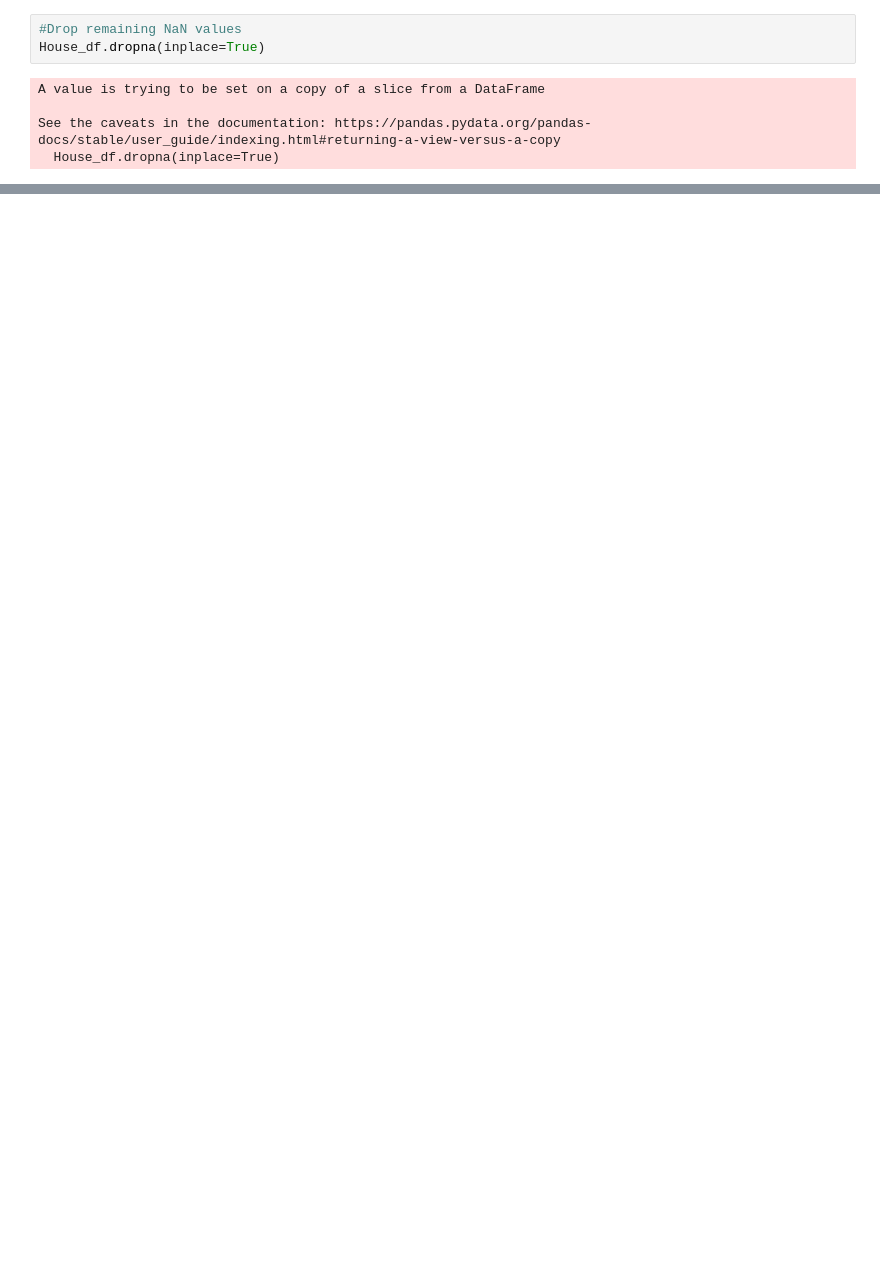
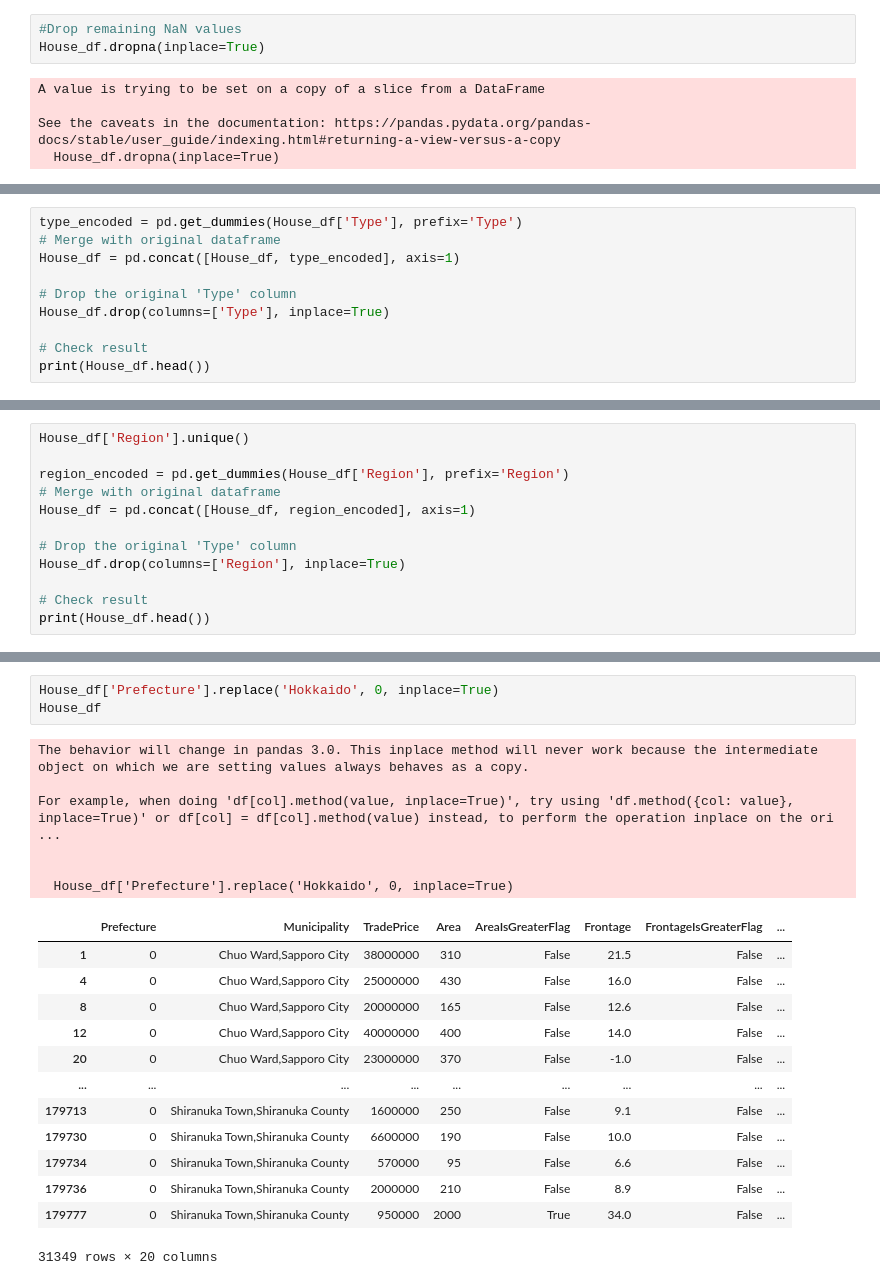
Before and after one commit to bmcgloughlin71/Japanese_future_real_estate_prices, a Jupyter notebook: Data_processing/Data_Inspection_and_cleaning.ipynb, the cells around one changed output, grey strips where cells are left out. Saved outputs shown, nothing was run; the diff lists cells and outputs as text; blank space fills up the shorter version.

```diff
--- a/Data_processing/Data_Inspection_and_cleaning.ipynb
+++ b/Data_processing/Data_Inspection_and_cleaning.ipynb
@@ -209,0 +215,10 @@ House_df
+# %%
+type_encoded = pd.get_dummies(House_df['Type'], prefix='Type')
+# Merge with original dataframe
+House_df = pd.concat([House_df, type_encoded], axis=1)
+
+# Drop the original 'Type' column
+House_df.drop(columns=['Type'], inplace=True)
+
+# Check result
+print(House_df.head())
@@ -209,0 +243,12 @@ House_df
+# %%
+House_df['Region'].unique()
+
+region_encoded = pd.get_dummies(House_df['Region'], prefix='Region')
+# Merge with original dataframe
+House_df = pd.concat([House_df, region_encoded], axis=1)
+
+# Drop the original 'Type' column
+House_df.drop(columns=['Region'], inplace=True)
+
+# Check result
+print(House_df.head())
@@ -209,0 +273,23 @@ House_df
+# %%
+House_df['Prefecture'].replace('Hokkaido', 0, inplace=True)
+House_df
+# %% [output]
+The behavior will change in pandas 3.0. This inplace method will never work because the intermediate object on which we are setting values always behaves as a copy.
+
+For example, when doing 'df[col].method(value, inplace=True)', try using 'df.method({col: value}, inplace=True)' or df[col] = df[col].method(value) instead, to perform the operation inplace on the ori ...
+
+
+  House_df['Prefecture'].replace('Hokkaido', 0, inplace=True)
+|  | Prefecture | Municipality | TradePrice | Area | AreaIsGreaterFlag | Frontage | FrontageIsGreaterFlag | ... |
+| 1 | 0 | Chuo Ward,Sapporo City | 38000000 | 310 | False | 21.5 | False | ... |
+| 4 | 0 | Chuo Ward,Sapporo City | 25000000 | 430 | False | 16.0 | False | ... |
+| 8 | 0 | Chuo Ward,Sapporo City | 20000000 | 165 | False | 12.6 | False | ... |
+| 12 | 0 | Chuo Ward,Sapporo City | 40000000 | 400 | False | 14.0 | False | ... |
+| 20 | 0 | Chuo Ward,Sapporo City | 23000000 | 370 | False | -1.0 | False | ... |
+| ... | ... | ... | ... | ... | ... | ... | ... | ... |
+| 179713 | 0 | Shiranuka Town,Shiranuka County | 1600000 | 250 | False | 9.1 | False | ... |
+| 179730 | 0 | Shiranuka Town,Shiranuka County | 6600000 | 190 | False | 10.0 | False | ... |
+| 179734 | 0 | Shiranuka Town,Shiranuka County | 570000 | 95 | False | 6.6 | False | ... |
+| 179736 | 0 | Shiranuka Town,Shiranuka County | 2000000 | 210 | False | 8.9 | False | ... |
+| 179777 | 0 | Shiranuka Town,Shiranuka County | 950000 | 2000 | True | 34.0 | False | ... |
+31349 rows × 20 columns
```
Also changed, not shown: parts of 13 cells of this notebook.
